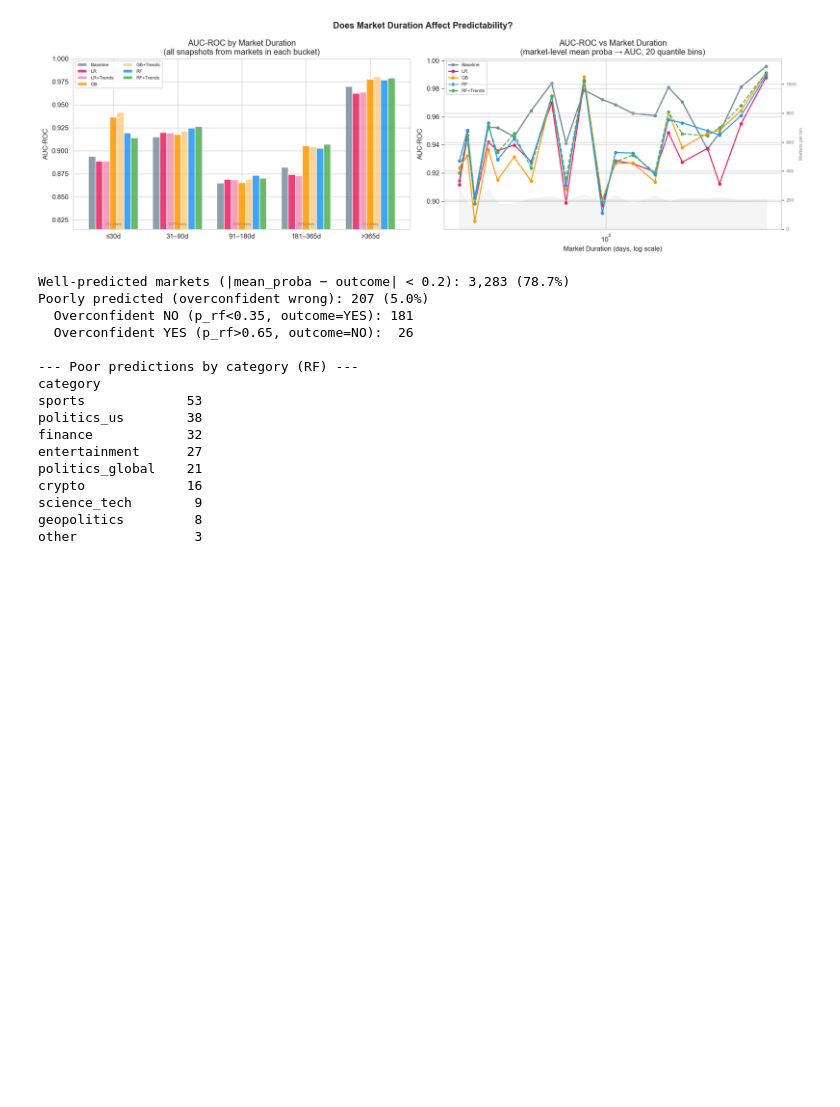
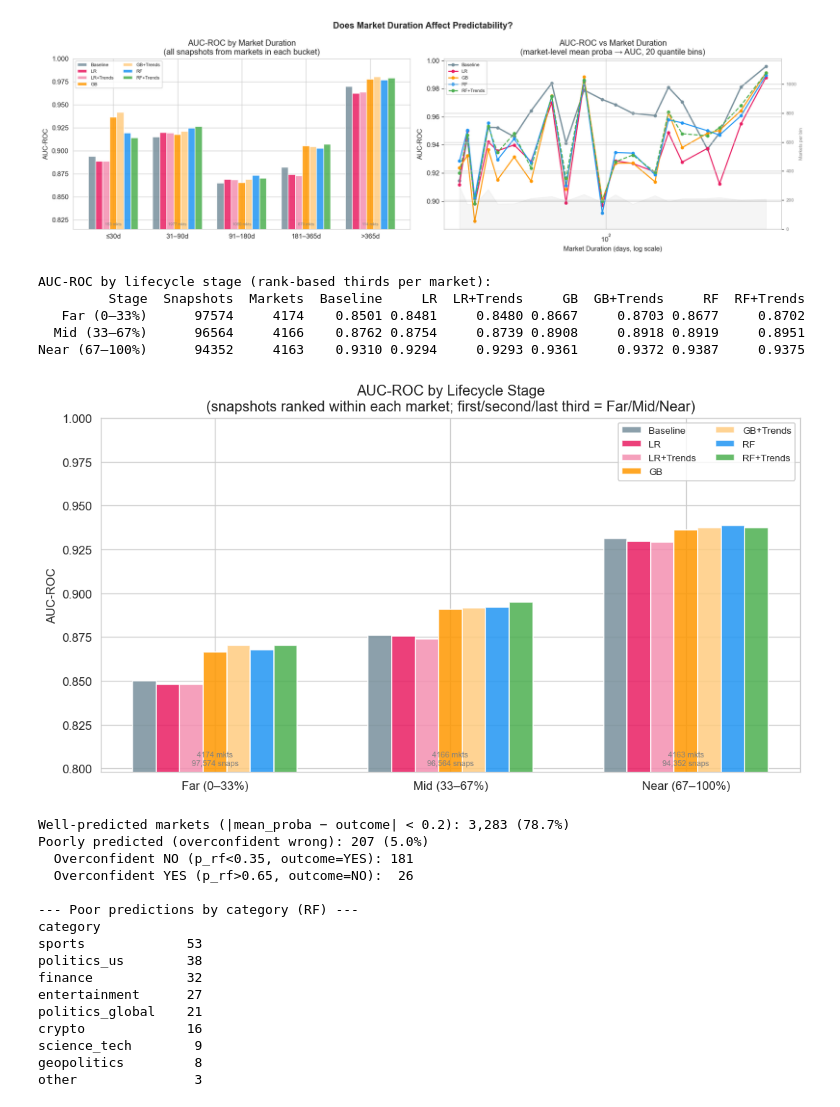
Before and after one commit to Hector-TB/predicting-prediction-markets, a Jupyter notebook: analysis/analysis.ipynb, the cells around one changed output. Cells and saved outputs as stored; diff of their text form; code cells hidden in the pictures; blank space fills up the shorter version.

```diff
--- a/analysis/analysis.ipynb
+++ b/analysis/analysis.ipynb
@@ -835,6 +931,81 @@ Duration  Snapshots  Markets  Baseline     LR  LR+Trends     GB  GB+Trends     R
 181–365d     116462      870    0.8821 0.8741     0.8728 0.9051     0.9044 0.9028     0.9070
    >365d      11530      114    0.9698 0.9625     0.9635 0.9776     0.9801 0.9769     0.9791
 [figure]
+# %%
+lc_frame = snap_frame.copy()
+lc_frame['snap_rank'] = lc_frame.groupby('market_id')['snapshot_timestamp'].rank(
+    method='first', ascending=True
+)
+lc_frame['n_snaps'] = lc_frame.groupby('market_id')['snapshot_timestamp'].transform('count')
+lc_frame['rank_pct'] = (lc_frame['snap_rank'] - 1) / lc_frame['n_snaps']
+
+LC_LABELS = ['Far (0–33%)', 'Mid (33–67%)', 'Near (67–100%)']
+lc_frame['lc_stage'] = pd.Categorical(
+    lc_frame['rank_pct'].apply(
+        lambda p: 'Far (0–33%)' if p < 1/3 else ('Mid (33–67%)' if p < 2/3 else 'Near (67–100%)')
+    ),
+    categories=LC_LABELS, ordered=True
+)
+
+lc_rows = []
+for stage in LC_LABELS:
+    grp = lc_frame[lc_frame['lc_stage'] == stage]
+    if grp['outcome'].nunique() < 2:
+        continue
+    y = grp['outcome'].values
+    n_mkts = grp['market_id'].nunique()
+    row = {'Stage': stage, 'Snapshots': len(grp), 'Markets': n_mkts,
+           'Baseline': round(roc_auc_score(y, grp['p_baseline']), 4)}
+    for col, label in MODEL_COLS:
+        valid = grp[col].notna()
+        if valid.sum() > 100 and y[valid.values].sum() > 0:
+            row[label] = round(roc_auc_score(y[valid.values], grp.loc[valid, col]), 4)
+        else:
+            row[label] = np.nan
+    lc_rows.append(row)
+
+lc_df = pd.DataFrame(lc_rows)
+print('AUC-ROC by lifecycle stage (rank-based thirds per market):')
+print(lc_df.to_string(index=False))
+
+# ── Plot ─────────────────────────────────────────────────────────────────
+fig, ax = plt.subplots(figsize=(9, 5))
+x = np.arange(len(lc_df))
+bar_cols   = ['Baseline', 'LR', 'LR+Trends', 'GB', 'GB+Trends', 'RF', 'RF+Trends']
+bar_colors = [COLORS['Market Baseline'], COLORS['LR'], COLORS['LR+Trends'],
+              COLORS['GB'], COLORS['GB+Trends'], COLORS['RF'], COLORS['RF+Trends']]
+present = [c for c in bar_cols if c in lc_df.columns]
+n_bars  = len(present)
+w       = 0.10
+offsets = np.linspace(-(n_bars - 1) / 2, (n_bars - 1) / 2, n_bars) * w
+
+for idx, col in enumerate(present):
+    color = bar_colors[bar_cols.index(col)]
+    ax.bar(x + offsets[idx], lc_df[col], w, label=col, color=color, alpha=0.85)
+
+ax.set_xticks(x)
+ax.set_xticklabels(lc_df['Stage'])
+ax.set_ylabel('AUC-ROC')
+ax.set_title('AUC-ROC by Lifecycle Stage\n'
+             '(snapshots ranked within each market; first/second/last third = Far/Mid/Near)',
+             fontsize=12)
+ax.legend(fontsize=8, ncol=2)
+min_auc = lc_df[present].min().min()
+ax.set_ylim(max(0.5, min_auc - 0.05), 1.0)
+for i, row in lc_df.iterrows():
+    ax.text(i, ax.get_ylim()[0] + 0.003,
+            f"{row['Markets']} mkts\n{row['Snapshots']:,} snaps",
+            ha='center', va='bottom', fontsize=6.5, color='gray')
+plt.tight_layout()
+plt.savefig('lifecycle_stage_auc.png', dpi=150, bbox_inches='tight')
+plt.show()
+# %% [output]
+AUC-ROC by lifecycle stage (rank-based thirds per market):
+         Stage  Snapshots  Markets  Baseline     LR  LR+Trends     GB  GB+Trends     RF  RF+Trends
+   Far (0–33%)      97574     4174    0.8501 0.8481     0.8480 0.8667     0.8703 0.8677     0.8702
+  Mid (33–67%)      96564     4166    0.8762 0.8754     0.8739 0.8908     0.8918 0.8919     0.8951
+Near (67–100%)      94352     4163    0.9310 0.9294     0.9293 0.9361     0.9372 0.9387     0.9375
+[figure, added]
 # %%
 # ── Well-predicted vs poorly-predicted markets ───────────────────────────
 # Use RF (best single model) as the reference
```
Also changed, not shown: parts of 2 cells of this notebook, 5 other files.
